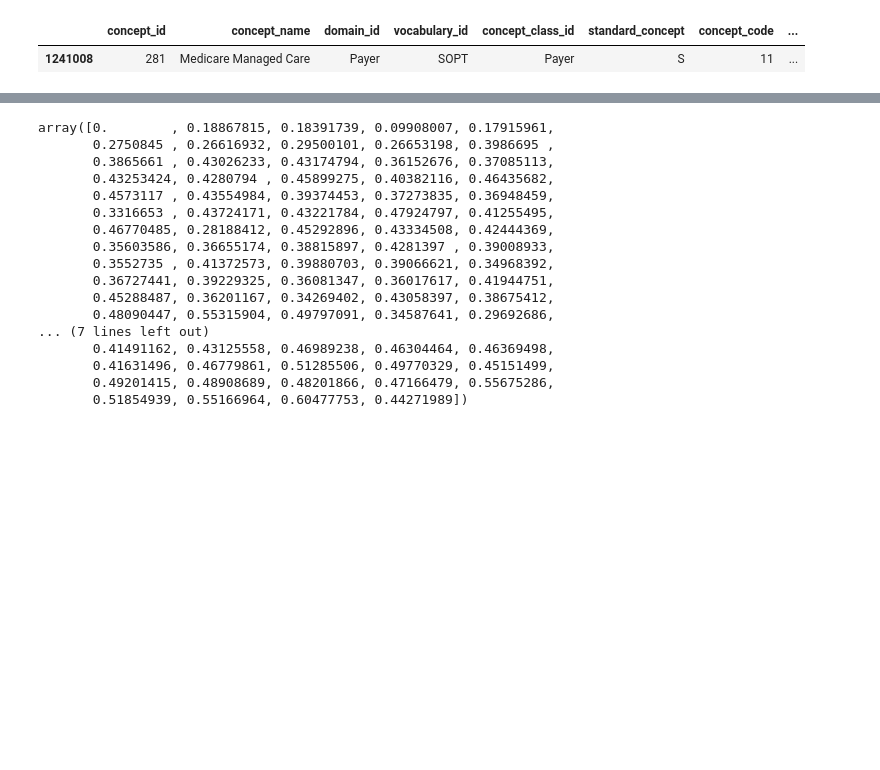
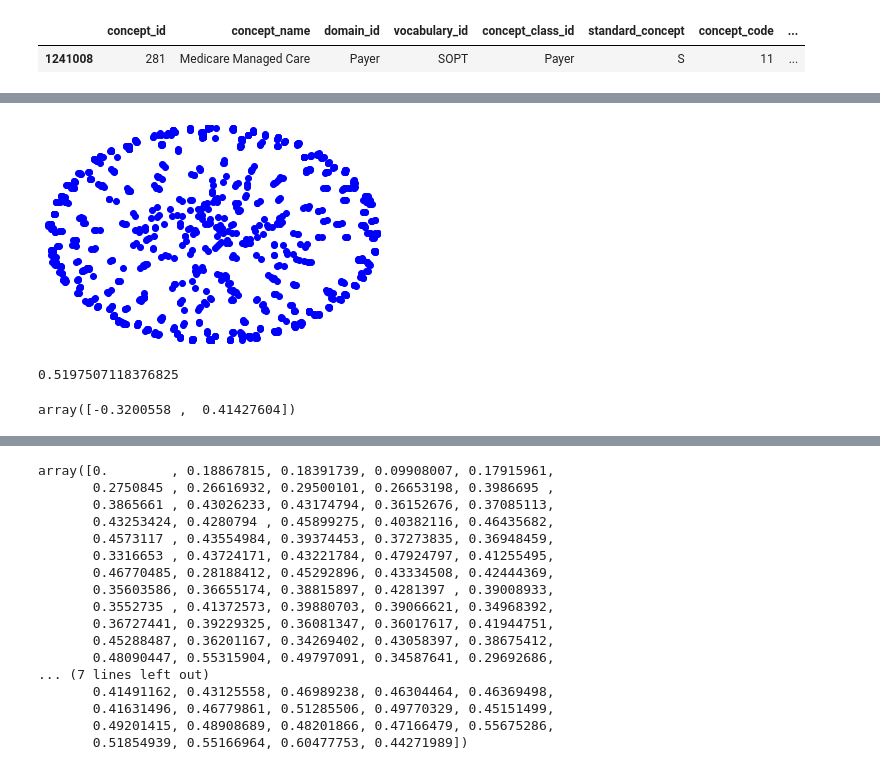
Before and after one commit to Nusha34/MasterThesis, a Jupyter notebook: experiments_snomed2vec.ipynb, the cells around one changed output, grey strips where cells are left out. Saved outputs shown, nothing was run; the diff lists cells and outputs as text; code cells hidden in the pictures; blank space fills up the shorter version.

```diff
--- a/experiments_snomed2vec.ipynb
+++ b/experiments_snomed2vec.ipynb
@@ -101,3 +182,19 @@ plt.show()
+# %%
+plt.xlim(-1, 1)
+plt.ylim(-1, 1)
+plt.axis('off')
+plt.plot(model_two.kv.vectors[:,0], model_two.kv.vectors[:,1], 'bo')
+plt.show()
+# %% [output]
+[figure, added]
+# %%
+model_two.kv.distance('Medicare Managed Care', 'Medicare')
+# %% [output]
+0.5197507118376825
+# %%
+model_two.kv.get_vector('Medicare')
+# %% [output]
+array([-0.3200558 ,  0.41427604])
 # %%
 model.kv.distance('Medicare Managed Care', 'Medicare')
 # %% [output]
```
Also changed, not shown: parts of 21 cells of this notebook, 2 other files.
